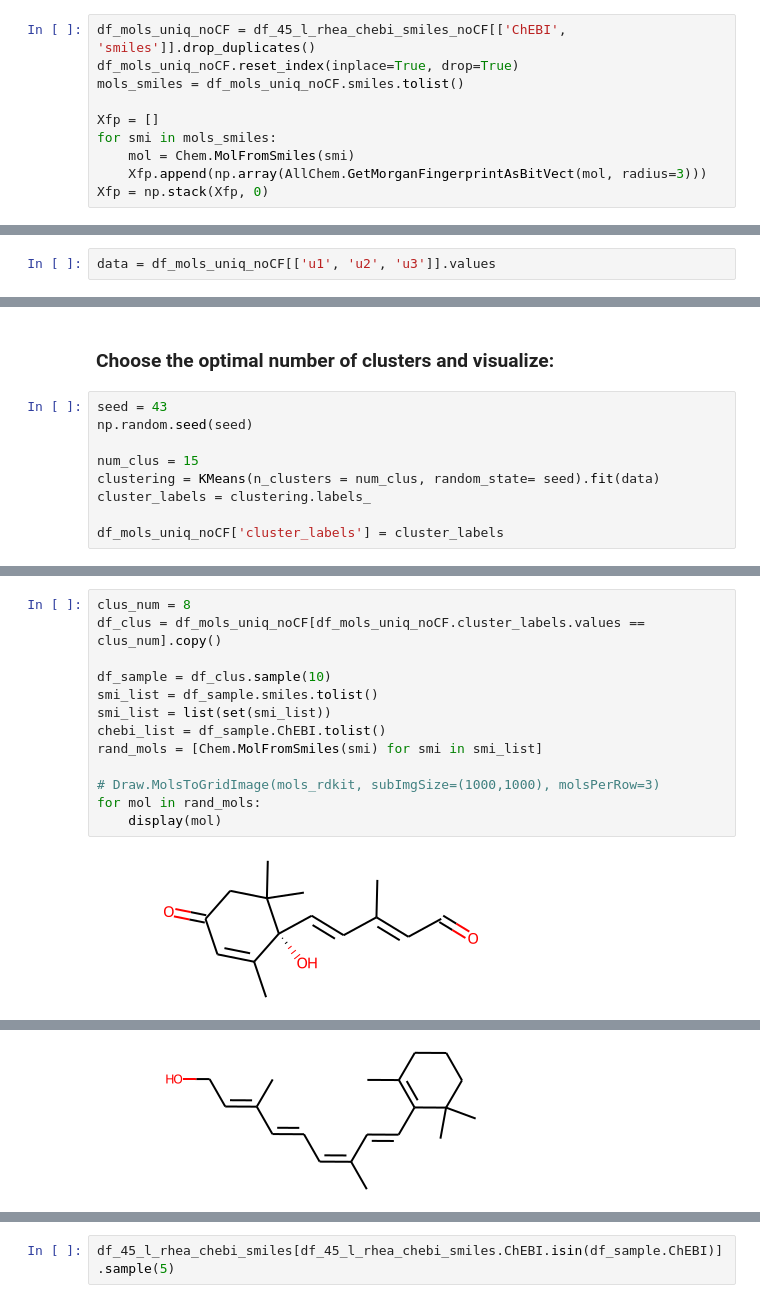
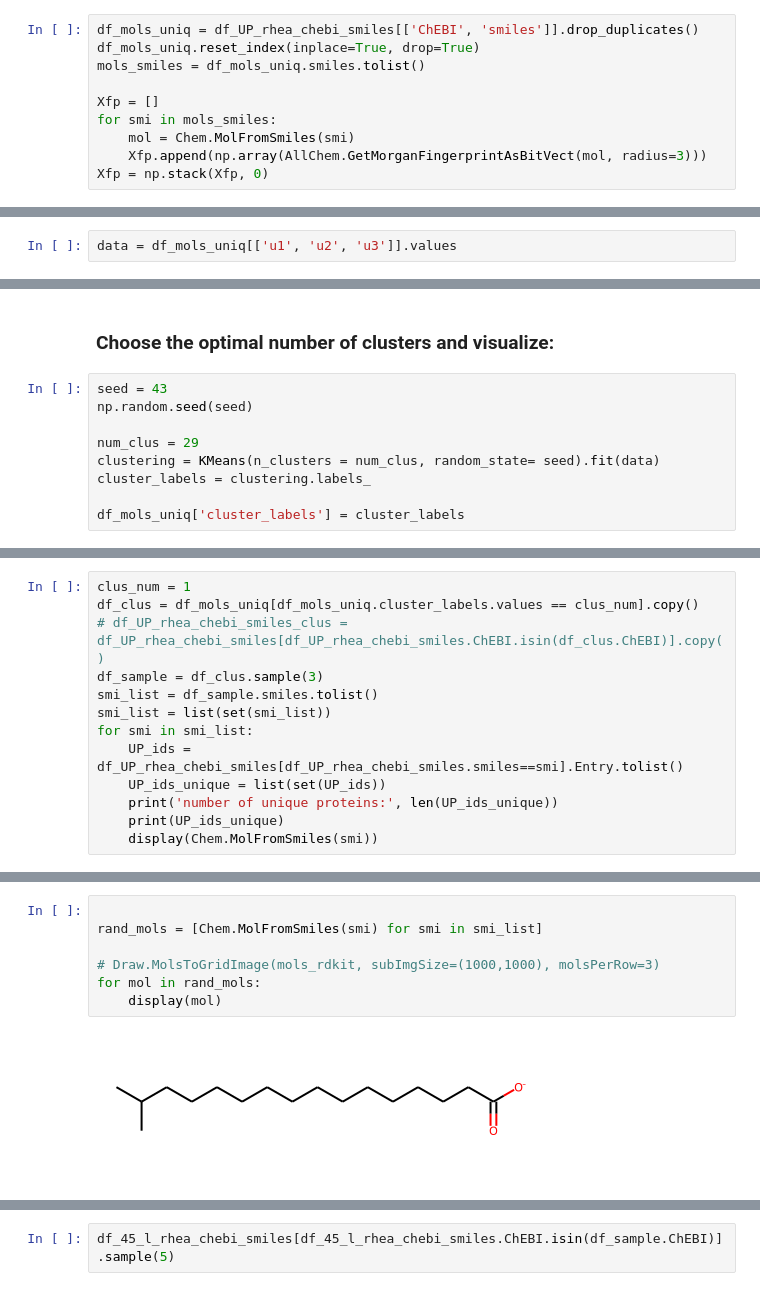
Before and after one commit to ajinich/mtb_tn_db, a Jupyter notebook: ml-standardised_data/smiles_clustering_vis.ipynb, the cells around one changed output, grey strips where cells are left out. Saved outputs shown, nothing was run; the diff lists cells and outputs as text.

Commit message:
pushed forward substrate clustering

```diff
--- a/ml-standardised_data/smiles_clustering_vis.ipynb
+++ b/ml-standardised_data/smiles_clustering_vis.ipynb
@@ -158,9 +183,9 @@ NameError: name 'df_45_l_rhea_chebi_smiles_noCF' is not defined
 # %% [markdown]
 ## Compute their Morgan fingerprints and cluster them:
 # %%
-df_mols_uniq_noCF = df_45_l_rhea_chebi_smiles_noCF[['ChEBI', 'smiles']].drop_duplicates()
-df_mols_uniq_noCF.reset_index(inplace=True, drop=True)
-mols_smiles = df_mols_uniq_noCF.smiles.tolist()
+df_mols_uniq = df_UP_rhea_chebi_smiles[['ChEBI', 'smiles']].drop_duplicates()
+df_mols_uniq.reset_index(inplace=True, drop=True)
+mols_smiles = df_mols_uniq.smiles.tolist()
 
 Xfp = []
 for smi in mols_smiles:
@@ -212,5 +246,5 @@ plt.tight_layout()
 # %%
-data = df_mols_uniq_noCF[['u1', 'u2', 'u3']].values
+data = df_mols_uniq[['u1', 'u2', 'u3']].values
 # %%
 %%time
 wcss, sil = choose_k(data, max_clus = 40)
@@ -238,8 +272,8 @@ wcss_plot + silhouette_plot.opts(shared_axes = False)
 seed = 43
 np.random.seed(seed)
 
-num_clus = 15
+num_clus = 29
 clustering = KMeans(n_clusters = num_clus, random_state= seed).fit(data)
 cluster_labels = clustering.labels_
 
-df_mols_uniq_noCF['cluster_labels'] = cluster_labels
+df_mols_uniq['cluster_labels'] = cluster_labels
@@ -250,0 +280,13 @@ df_mols_uniq_noCF.hvplot.scatter(x="u1", y="u2", padding=0.05, width = 1000, hei
+# %%
+clus_num = 1
+df_clus = df_mols_uniq[df_mols_uniq.cluster_labels.values == clus_num].copy()
+# df_UP_rhea_chebi_smiles_clus = df_UP_rhea_chebi_smiles[df_UP_rhea_chebi_smiles.ChEBI.isin(df_clus.ChEBI)].copy()
+df_sample = df_clus.sample(3)
+smi_list = df_sample.smiles.tolist()
+smi_list = list(set(smi_list))
+for smi in smi_list:
+    UP_ids = df_UP_rhea_chebi_smiles[df_UP_rhea_chebi_smiles.smiles==smi].Entry.tolist()
+    UP_ids_unique = list(set(UP_ids))
+    print('number of unique proteins:', len(UP_ids_unique))
+    print(UP_ids_unique)
+    display(Chem.MolFromSmiles(smi))
@@ -265,15 +373,9 @@ plt.savefig(path_out, dpi=300)
 # %%
-clus_num = 8
-df_clus = df_mols_uniq_noCF[df_mols_uniq_noCF.cluster_labels.values == clus_num].copy()
 
-df_sample = df_clus.sample(10)
-smi_list = df_sample.smiles.tolist()
-smi_list = list(set(smi_list))
-chebi_list = df_sample.ChEBI.tolist()
 rand_mols = [Chem.MolFromSmiles(smi) for smi in smi_list]
 
 # Draw.MolsToGridImage(mols_rdkit, subImgSize=(1000,1000), molsPerRow=3)
 for mol in rand_mols:
     display(mol)
 # %% [output]
-[figure, old version]
+[figure, new version]
@@ -281 +382,0 @@ for mol in rand_mols:
-[figure, removed]
```
Also changed, not shown: parts of 49 cells of this notebook, 1 other file.
